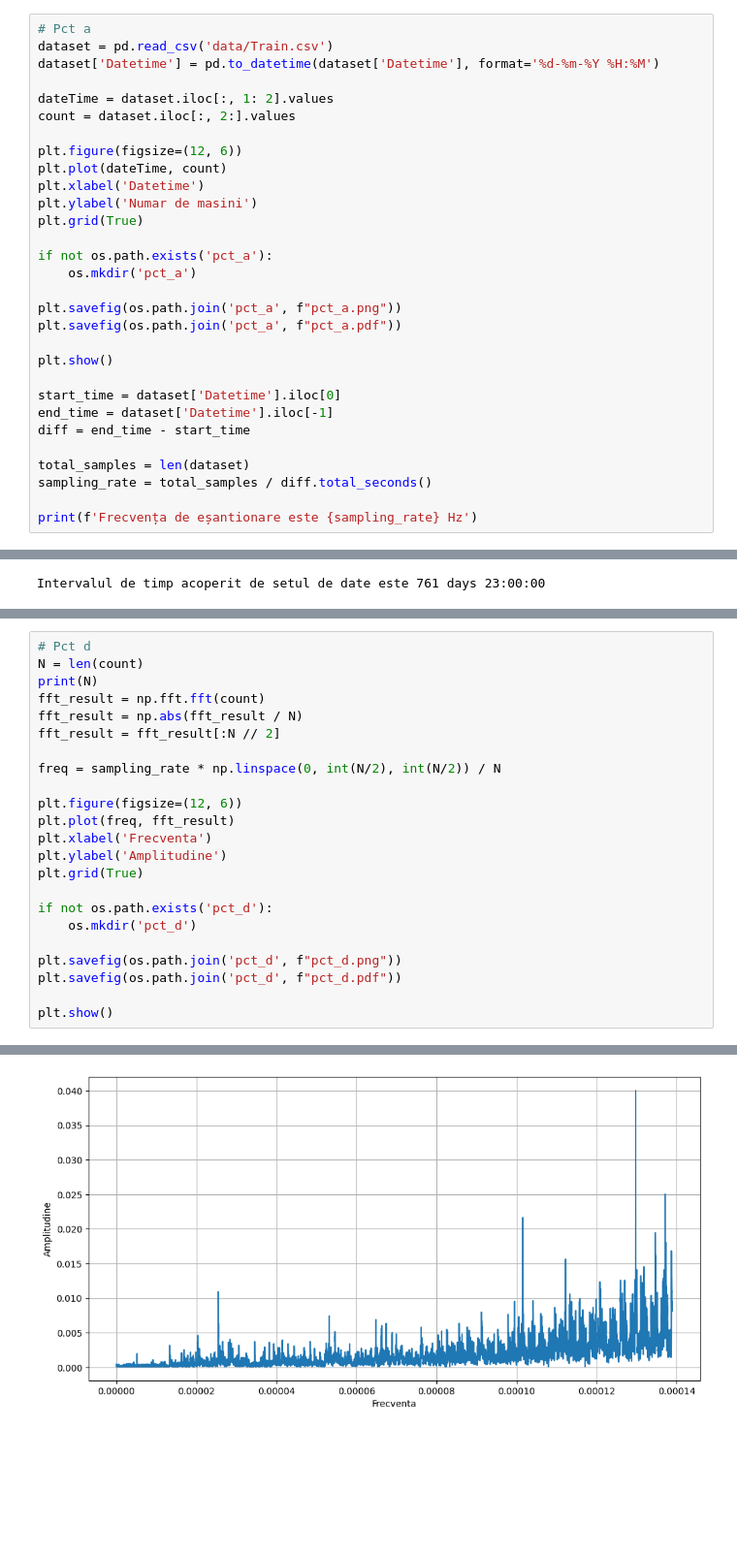
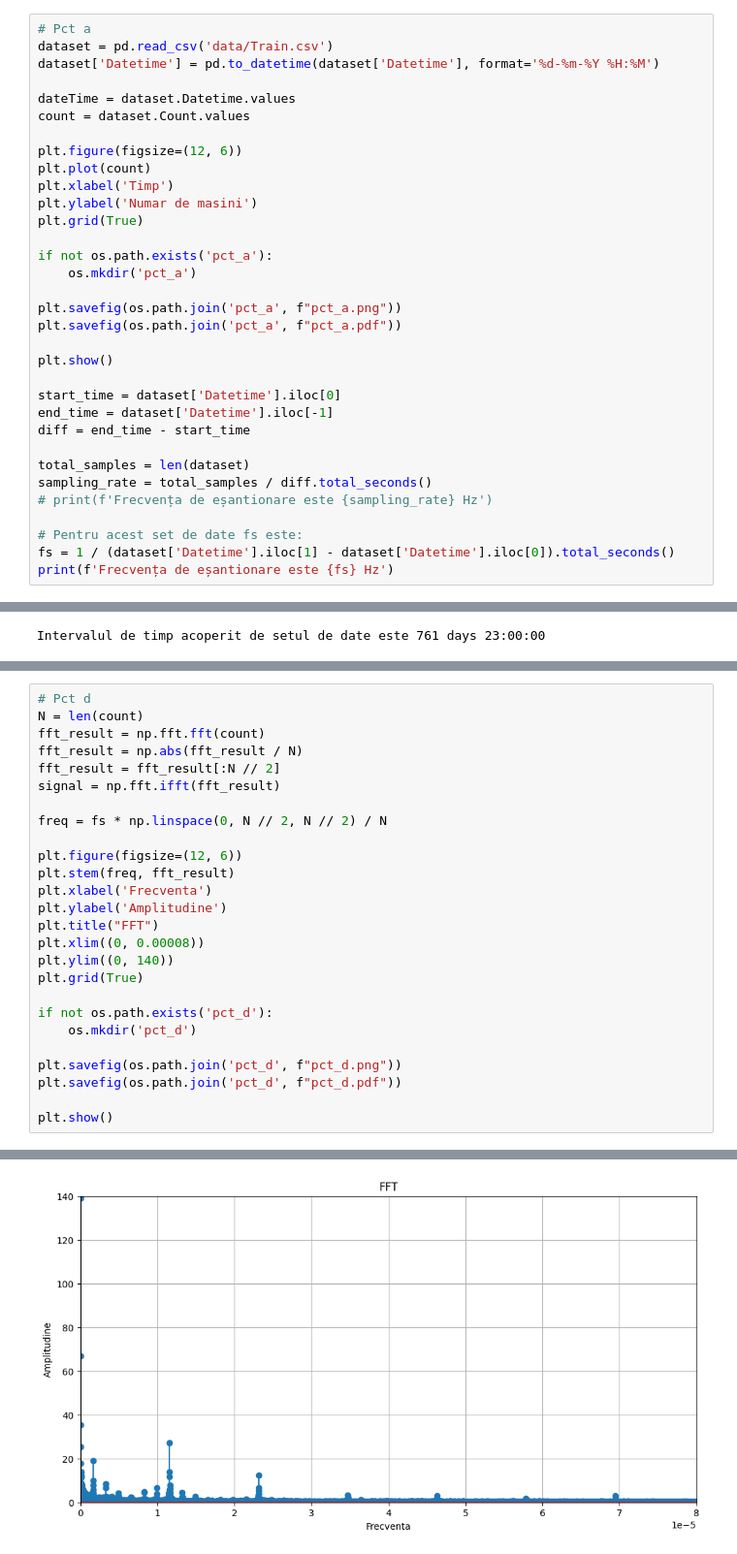
Before and after one commit to laurentiucretu68/ProcesareaSemnalelor, a Jupyter notebook: Laborator5/main.ipynb, the cells around one changed output, grey strips where cells are left out. Shown: that part at 97% size. Cells and saved outputs as stored; diff of their text form; blank space fills up the shorter version.

```diff
--- a/Laborator5/main.ipynb
+++ b/Laborator5/main.ipynb
@@ -8,12 +8,12 @@ import pandas as pd
 dataset = pd.read_csv('data/Train.csv')
 dataset['Datetime'] = pd.to_datetime(dataset['Datetime'], format='%d-%m-%Y %H:%M')
 
-dateTime = dataset.iloc[:, 1: 2].values
-count = dataset.iloc[:, 2:].values
+dateTime = dataset.Datetime.values
+count = dataset.Count.values
 
 plt.figure(figsize=(12, 6))
-plt.plot(dateTime, count)
-plt.xlabel('Datetime')
+plt.plot(count)
+plt.xlabel('Timp')
 plt.ylabel('Numar de masini')
 plt.grid(True)
 
@@ -31,6 +31,9 @@ diff = end_time - start_time
 
 total_samples = len(dataset)
 sampling_rate = total_samples / diff.total_seconds()
+# print(f'Frecvența de eșantionare este {sampling_rate} Hz')
 
-print(f'Frecvența de eșantionare este {sampling_rate} Hz')
+# Pentru acest set de date fs este:
+fs = 1 / (dataset['Datetime'].iloc[1] - dataset['Datetime'].iloc[0]).total_seconds()
+print(f'Frecvența de eșantionare este {fs} Hz')
 # %% [output]
@@ -50,17 +53,20 @@ Frecvența maximă este 1244 Hz
 # %%
 # Pct d
 N = len(count)
-print(N)
 fft_result = np.fft.fft(count)
 fft_result = np.abs(fft_result / N)
 fft_result = fft_result[:N // 2]
+signal = np.fft.ifft(fft_result)
 
-freq = sampling_rate * np.linspace(0, int(N/2), int(N/2)) / N
+freq = fs * np.linspace(0, N // 2, N // 2) / N
 
 plt.figure(figsize=(12, 6))
-plt.plot(freq, fft_result)
+plt.stem(freq, fft_result)
 plt.xlabel('Frecventa')
 plt.ylabel('Amplitudine')
+plt.title("FFT")
+plt.xlim((0, 0.00008))
+plt.ylim((0, 140))
 plt.grid(True)
 
 if not os.path.exists('pct_d'):
@@ -75 +80 @@ plt.show()
-[figure, old version]
+[figure, new version]
```
Also changed, not shown: parts of 8 cells of this notebook, 14 other files.
